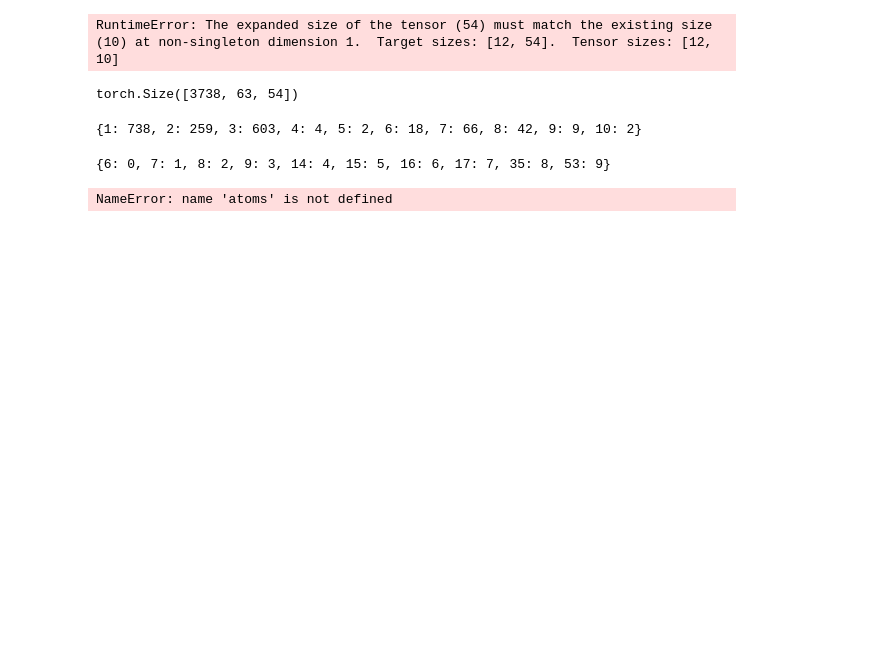
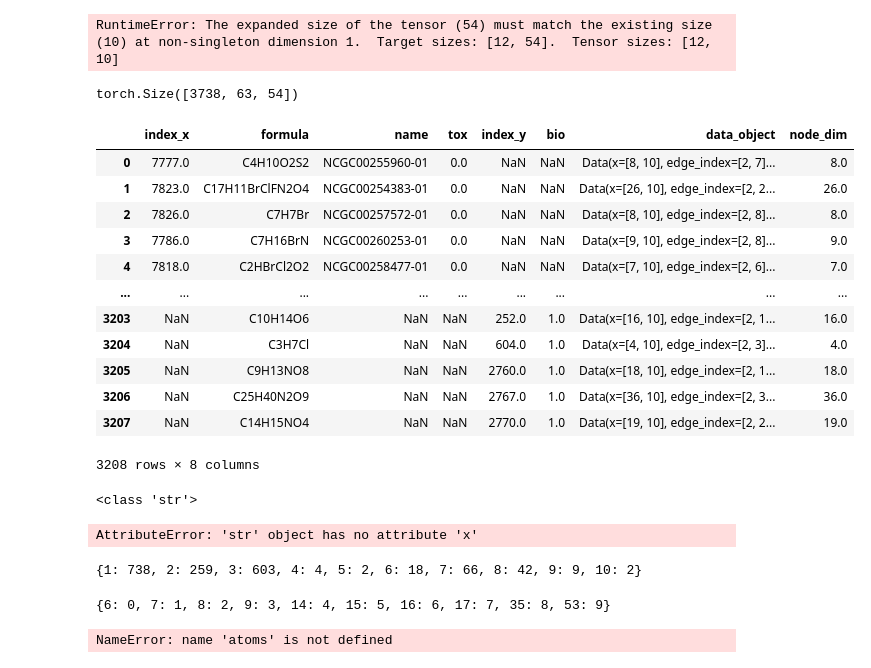
Before and after one commit to Nathan-Wang23/MLC_Final_Project, a Jupyter notebook: DataPrepReducedAtoms.ipynb, the cells around one changed output. Saved outputs shown, nothing was run; the diff lists cells and outputs as text; code cells hidden in the pictures; blank space fills up the shorter version.

```diff
--- a/DataPrepReducedAtoms.ipynb
+++ b/DataPrepReducedAtoms.ipynb
@@ -504,11 +527,28 @@ torch.save(atomic_number_tensors, 'atomic_number_tensors.pt')
 atomic_number_tensors.shape
 # %% [output]
 torch.Size([3738, 63, 54])
+# %%
+combined_df
+# %% [output]
+|  | index_x | formula | name | tox | index_y | bio | data_object | node_dim |
+| 0 | 7777.0 | C4H10O2S2 | NCGC00255960-01 | 0.0 | NaN | NaN | Data(x=[8, 10], edge_index=[2, 7]... | 8.0 |
+| 1 | 7823.0 | C17H11BrClFN2O4 | NCGC00254383-01 | 0.0 | NaN | NaN | Data(x=[26, 10], edge_index=[2, 2... | 26.0 |
+| 2 | 7826.0 | C7H7Br | NCGC00257572-01 | 0.0 | NaN | NaN | Data(x=[8, 10], edge_index=[2, 8]... | 8.0 |
+| 3 | 7786.0 | C7H16BrN | NCGC00260253-01 | 0.0 | NaN | NaN | Data(x=[9, 10], edge_index=[2, 8]... | 9.0 |
+| 4 | 7818.0 | C2HBrCl2O2 | NCGC00258477-01 | 0.0 | NaN | NaN | Data(x=[7, 10], edge_index=[2, 6]... | 7.0 |
+| ... | ... | ... | ... | ... | ... | ... | ... | ... |
+| 3203 | NaN | C10H14O6 | NaN | NaN | 252.0 | 1.0 | Data(x=[16, 10], edge_index=[2, 1... | 16.0 |
+| 3204 | NaN | C3H7Cl | NaN | NaN | 604.0 | 1.0 | Data(x=[4, 10], edge_index=[2, 3]... | 4.0 |
+| 3205 | NaN | C9H13NO8 | NaN | NaN | 2760.0 | 1.0 | Data(x=[18, 10], edge_index=[2, 1... | 18.0 |
+| 3206 | NaN | C25H40N2O9 | NaN | NaN | 2767.0 | 1.0 | Data(x=[36, 10], edge_index=[2, 3... | 36.0 |
+| 3207 | NaN | C14H15NO4 | NaN | NaN | 2770.0 | 1.0 | Data(x=[19, 10], edge_index=[2, 2... | 19.0 |
+3208 rows × 8 columns
 # %%
 bond_tensors = []
 dist_tensors = []
 atomic_number_tensors = []
-for o in list(combined_df[combined_df['bio'] == 1]['data_object']):
+for o in list(combined_df['data_object']):
+    print(type(o))
     b, d, a = convert_to_tensors(o,10,63)
     bond_tensors.append(b)
     dist_tensors.append(d)
@@ -516,6 +556,9 @@ for o in list(combined_df[combined_df['bio'] == 1]['data_object']):
 bond_tensors = torch.stack(bond_tensors)
 distance_tensors = torch.stack(dist_tensors)
 atomic_number_tensors = torch.stack(atomic_number_tensors)
+# %% [output]
+<class 'str'>
+AttributeError: 'str' object has no attribute 'x'
 # %%
 count_atomic_numbers(atomic_number_tensors)
 count_molecules_with_atomic_numbers(atomic_number_tensors)
```
Also changed, not shown: parts of 10 cells of this notebook.
